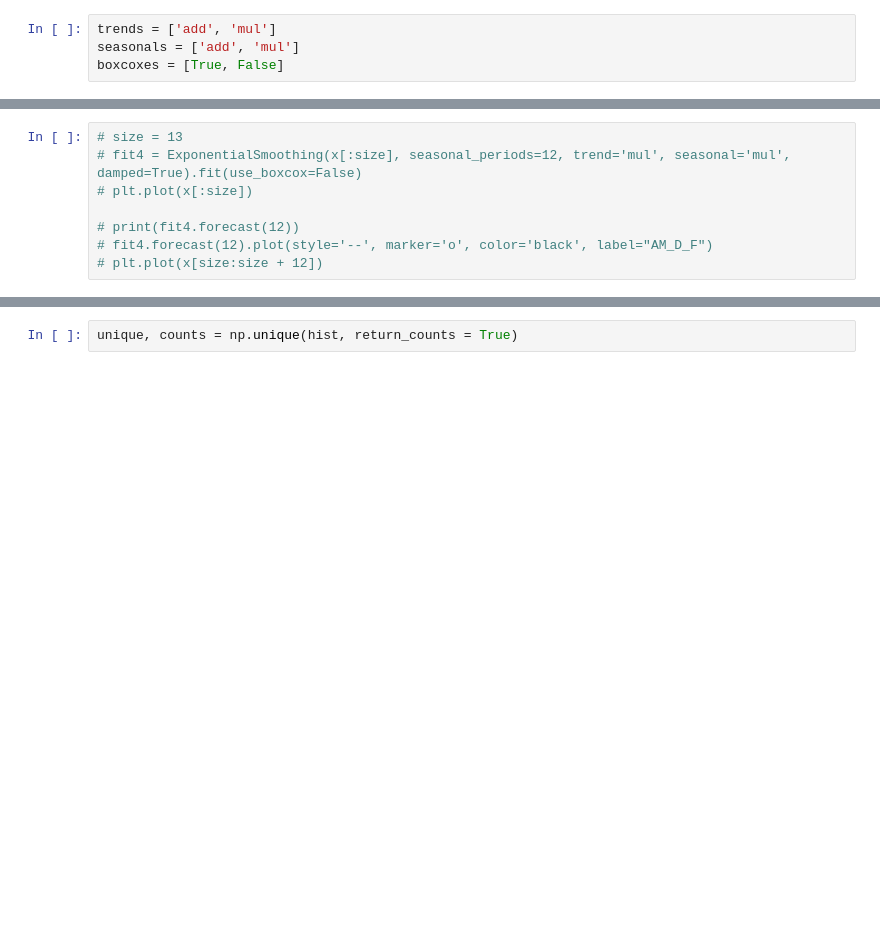
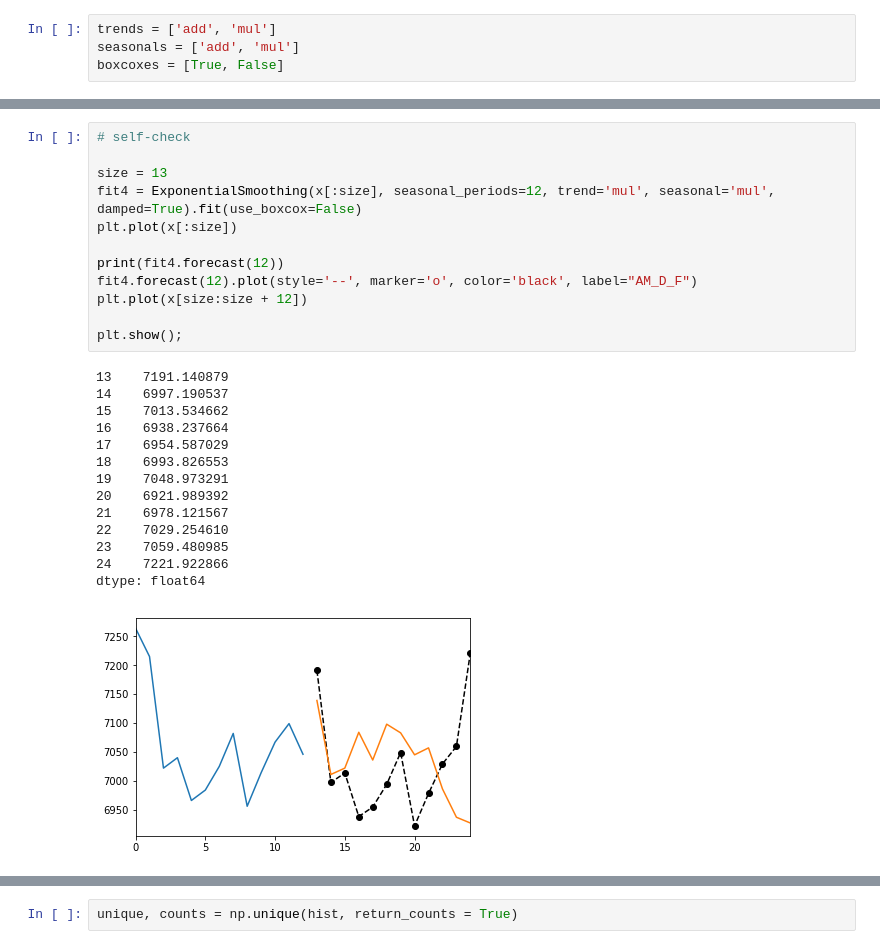
Before and after one commit to PetrGarm/CW_3course, a Jupyter notebook: CV_algorithm.ipynb, the cells around one changed output, grey strips where cells are left out. Saved outputs shown, nothing was run; the diff lists cells and outputs as text; blank space fills up the shorter version.

```diff
--- a/CV_algorithm.ipynb
+++ b/CV_algorithm.ipynb
@@ -643,11 +605,30 @@ validate_gamma(trends, seasonals, 4, x)
 # %%
-# size = 13
-# fit4 = ExponentialSmoothing(x[:size], seasonal_periods=12, trend='mul', seasonal='mul', damped=True).fit(use_boxcox=False)
-# plt.plot(x[:size])
+# self-check
 
-# print(fit4.forecast(12))
-# fit4.forecast(12).plot(style='--', marker='o', color='black', label="AM_D_F")
-# plt.plot(x[size:size + 12])
+size = 13
+fit4 = ExponentialSmoothing(x[:size], seasonal_periods=12, trend='mul', seasonal='mul', damped=True).fit(use_boxcox=False)
+plt.plot(x[:size])
+
+print(fit4.forecast(12))
+fit4.forecast(12).plot(style='--', marker='o', color='black', label="AM_D_F")
+plt.plot(x[size:size + 12])
+
+plt.show();
+# %% [output]
+13    7191.140879
+14    6997.190537
+15    7013.534662
+16    6938.237664
+17    6954.587029
+18    6993.826553
+19    7048.973291
+20    6921.989392
+21    6978.121567
+22    7029.254610
+23    7059.480985
+24    7221.922866
+dtype: float64
+[figure, added]
 # %%
 hist = []
 
```
Also changed, not shown: parts of 14 cells of this notebook.
